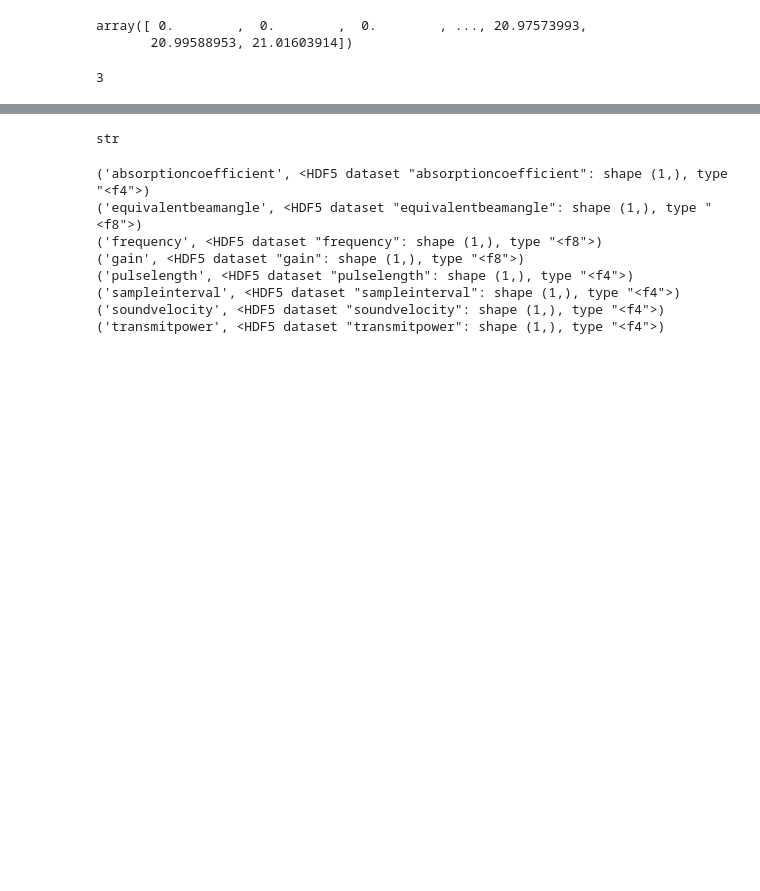
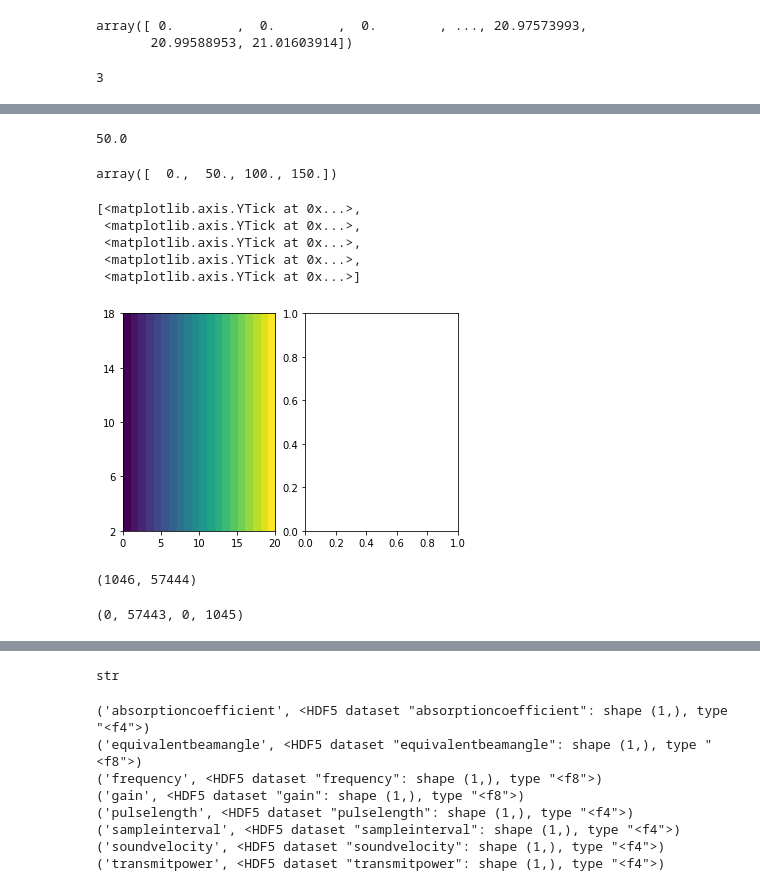
Before and after one commit to OSOceanAcoustics/echopype, a Jupyter notebook: notebooks/develop_class_EchoDataRaw.ipynb, the cells around one changed output, grey strips where cells are left out. Saved outputs shown, nothing was run; the diff lists cells and outputs as text; code cells hidden in the pictures; blank space fills up the shorter version.

```diff
--- a/notebooks/develop_class_EchoDataRaw.ipynb
+++ b/notebooks/develop_class_EchoDataRaw.ipynb
@@ -302,0 +510,8 @@ a.save_mvbs2hdf5(MVBS_filepath)
+# %%
+depth_ticks_spacing
+# %% [output]
+50.0
+# %%
+np.around(np.arange(echogram_params['depth_min'],echogram_params['depth_max'],depth_ticks_spacing),decimals=1)
+# %% [output]
+array([  0.,  50., 100., 150.])
@@ -302,0 +522,13 @@ a.save_mvbs2hdf5(MVBS_filepath)
+# %%
+A=np.matlib.repmat(np.arange(20),20,1)
+# %%
+fig,ax = plt.subplots(1,2)
+ax[0].imshow(A,aspect='auto',extent=[0,20,2,18])
+ax[0].set_yticks(range(2,22,4))
+# %% [output]
+[<matplotlib.axis.YTick at 0x...>,
+ <matplotlib.axis.YTick at 0x...>,
+ <matplotlib.axis.YTick at 0x...>,
+ <matplotlib.axis.YTick at 0x...>,
+ <matplotlib.axis.YTick at 0x...>]
+[figure, added]
@@ -302,0 +547,4 @@ a.save_mvbs2hdf5(MVBS_filepath)
+# %%
+sz
+# %% [output]
+(1046, 57444)
@@ -302,0 +564,4 @@ a.save_mvbs2hdf5(MVBS_filepath)
+# %%
+ping_idx_start,ping_idx_end,depth_idx_start,depth_idx_end
+# %% [output]
+(0, 57443, 0, 1045)
```
Also changed, not shown: parts of 65 cells of this notebook.
